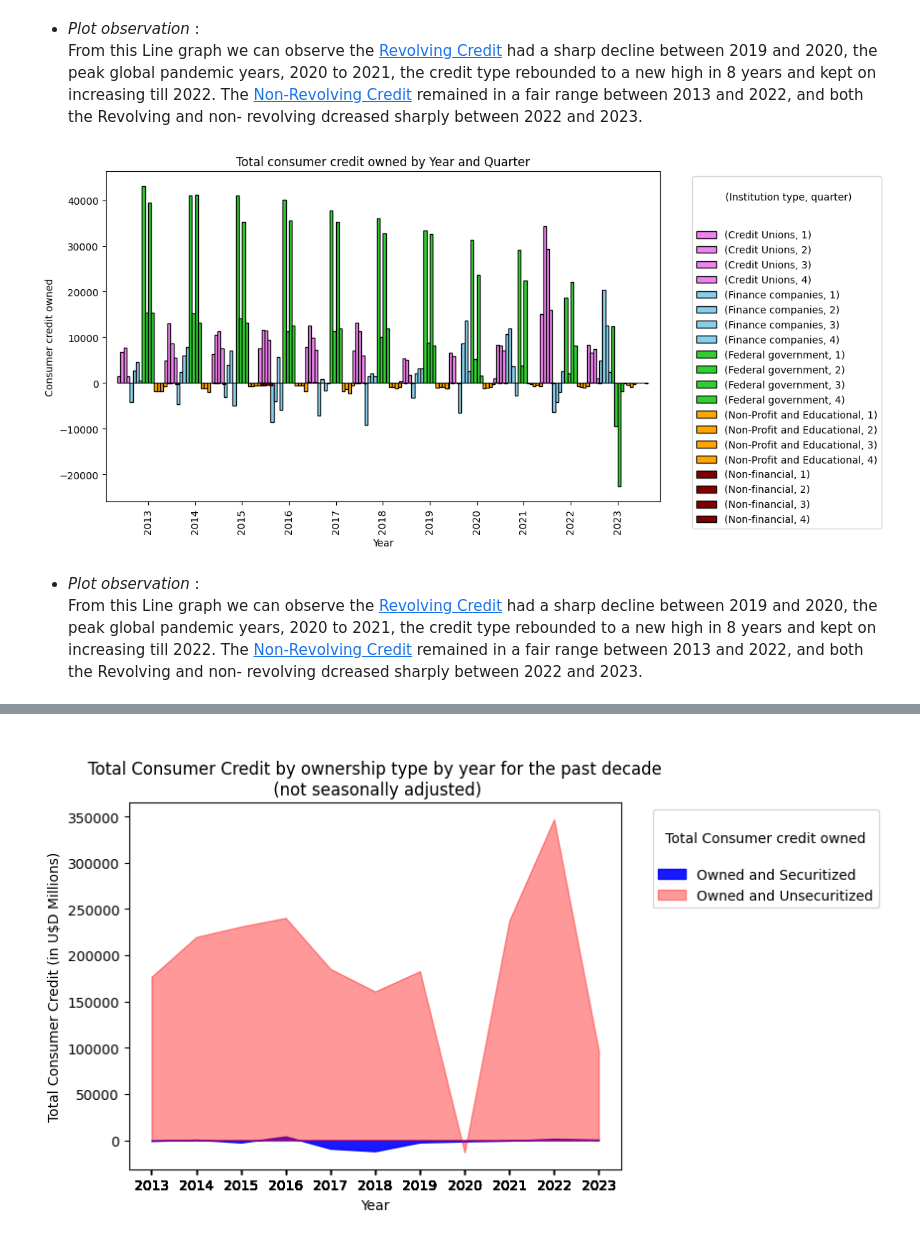
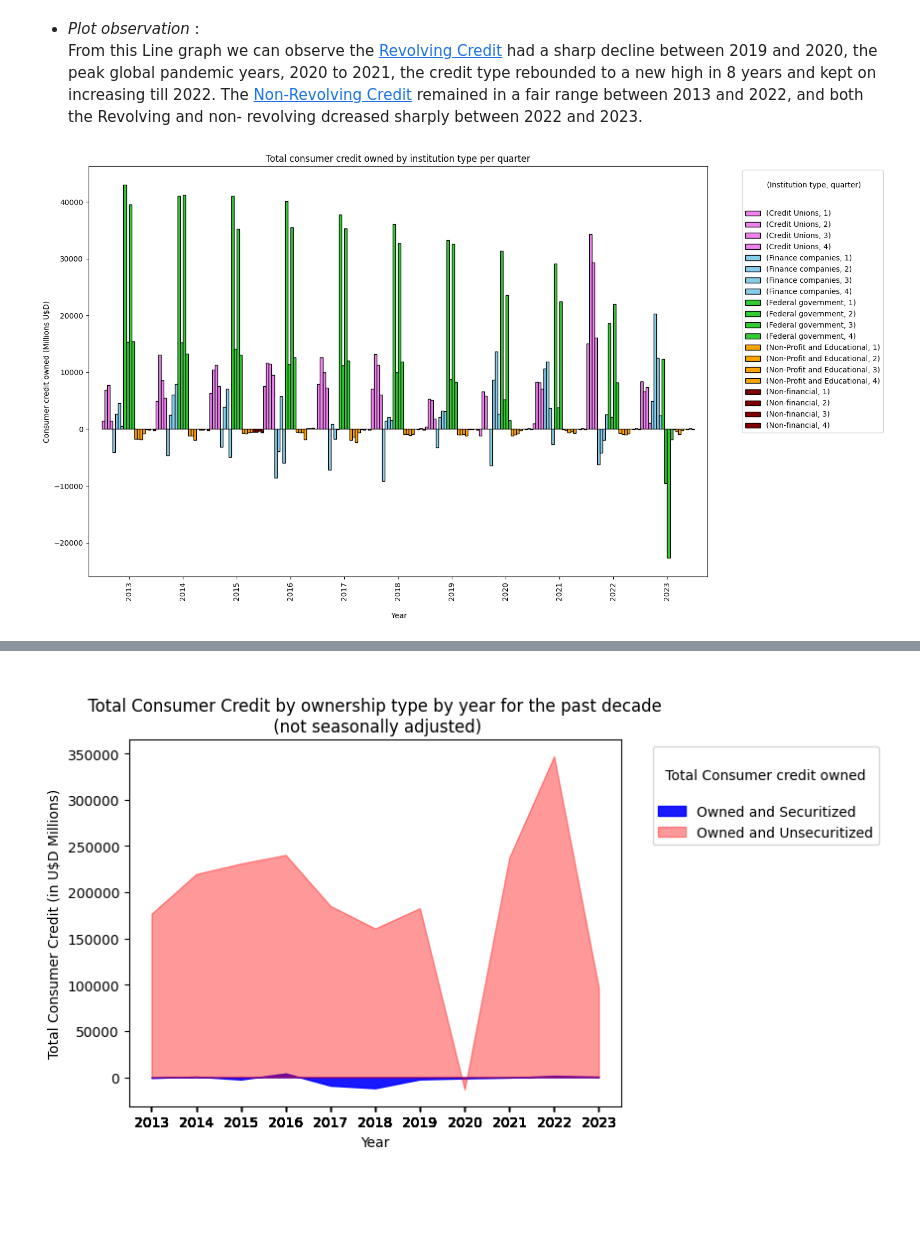
Before and after one commit to S3Stan/Federal_Reserve_Analytics, a Jupyter notebook: ConsumerCredit_NB.ipynb, the cells around one changed output, grey strips where cells are left out. Saved outputs shown, nothing was run; the diff lists cells and outputs as text; code cells hidden in the pictures; blank space fills up the shorter version.

Commit message:
1. Adding plot comments and observations

```diff
--- a/ConsumerCredit_NB.ipynb
+++ b/ConsumerCredit_NB.ipynb
@@ -210,11 +210,8 @@ importLibrary.plt.grid(True, linestyle='--', linewidth=0.5, which='both') # plot
 
 - _Plot observation_ : <br> From this Line graph we can observe the [Revolving Credit](#Dictionary) had a sharp decline between 2019 and 2020, the peak global pandemic years, 2020 to 2021, the credit type rebounded to a new high in 8 years and kept on increasing till 2022. The [Non-Revolving Credit](#Dictionary) remained in a fair range between 2013 and 2022, and both the Revolving and non- revolving dcreased sharply between 2022 and 2023.
 # %%
-# Seasonality plot -
+# Seasonality plot - Total consumer credit owned by institution per quarter'
 pivot_data_pvg= quarter_grouped_data.pivot(index='Year', columns='Quarter', values=['Credit Unions', 'Finance companies', 'Federal government', 'Non-Profit and Educational', 'Non-financial'])
-
-# Plotting
-fig, ax = importLibrary.plt.subplots(figsize=(10, 6))
 
 # Plot each column with the same color
 credit_owner_color_index = {
@@ -224,42 +221,38 @@ credit_owner_color_index = {
     "(Credit Unions, 4)": 'violet',
     "(Finance companies, 1)": 'skyblue',
     "(Finance companies, 2)": 'skyblue',
     "(Finance companies, 3)": 'skyblue',
     "(Finance companies, 4)": 'skyblue',
     "(Federal government, 1)": 'limegreen',
     "(Federal government, 2)": 'limegreen',
     "(Federal government, 3)": 'limegreen',
     "(Federal government, 4)": 'limegreen',
     "(Non-Profit and Educational, 1)": 'orange',
     "(Non-Profit and Educational, 2)": 'orange',
     "(Non-Profit and Educational, 3)": 'orange',
     "(Non-Profit and Educational, 4)": 'orange',
     "(Non-financial, 1)": 'maroon',
     "(Non-financial, 2)": 'maroon',
     "(Non-financial, 3)": 'maroon',
     "(Non-financial, 4)": 'maroon',
 }
+
 credit_owner_color_cols = importLibrary.pd.Index(list(credit_owner_color_index.keys()))
-
 
 # Create a custom color map
 cmap = importLibrary.ColorMap([credit_owner_color_index.get(col, 'lightgray') for col in credit_owner_color_cols])
 
 # Plotting
-pivot_data_pvg.plot(kind='bar', ax=ax, colormap=cmap, width=1.3, edgecolor='black')
+fig, ax = importLibrary.plt.subplots(figsize=(15, 10))
+pivot_data_pvg.plot(kind='bar', ax=ax, colormap=cmap, width=1, edgecolor='black')
 
-# Add labels and title
-importLibrary.plt.xlabel('Year')
-importLibrary.plt.ylabel('Consumer credit owned')
-importLibrary.plt.title('Total consumer credit owned by Year and Quarter')
-
-# Add legend
+# Labels, title and legend
+importLibrary.plt.xlabel('\n Year')
+importLibrary.plt.ylabel('Consumer credit owned (Millions U$D)')
+importLibrary.plt.title('Total consumer credit owned by institution type per quarter')
 importLibrary.plt.legend(title='\n (Institution type, quarter)\n\n', bbox_to_anchor=(1.05, 1), loc='upper left')
 
 # Show the plot
 importLibrary.plt.show()
 # %% [output]
-[figure, old version]
+[figure, new version]
-# %% [markdown]
-
-- _Plot observation_ : <br> From this Line graph we can observe the [Revolving Credit](#Dictionary) had a sharp decline between 2019 and 2020, the peak global pandemic years, 2020 to 2021, the credit type rebounded to a new high in 8 years and kept on increasing till 2022. The [Non-Revolving Credit](#Dictionary) remained in a fair range between 2013 and 2022, and both the Revolving and non- revolving dcreased sharply between 2022 and 2023.
```
Also changed, not shown: parts of 6 cells of this notebook.
